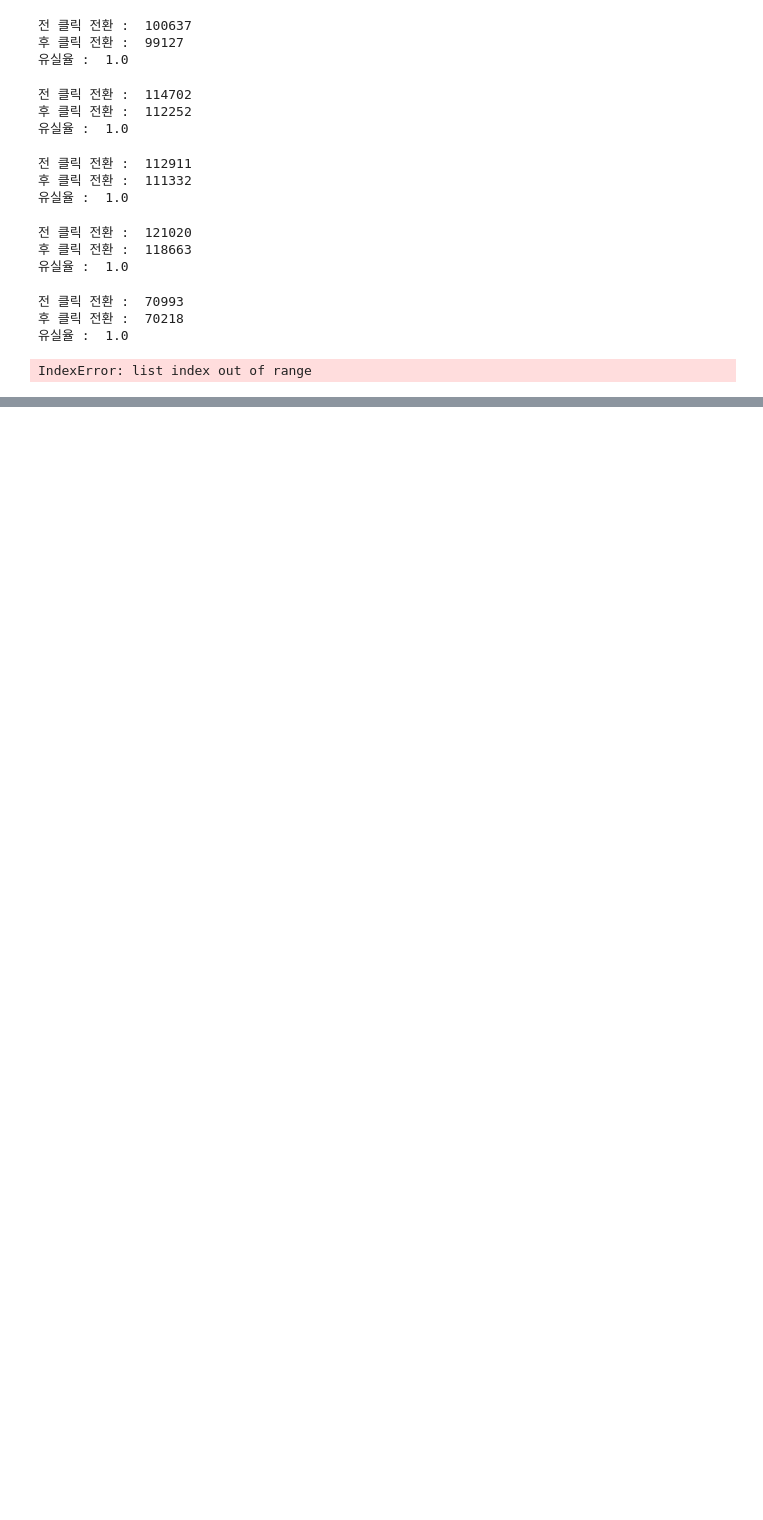
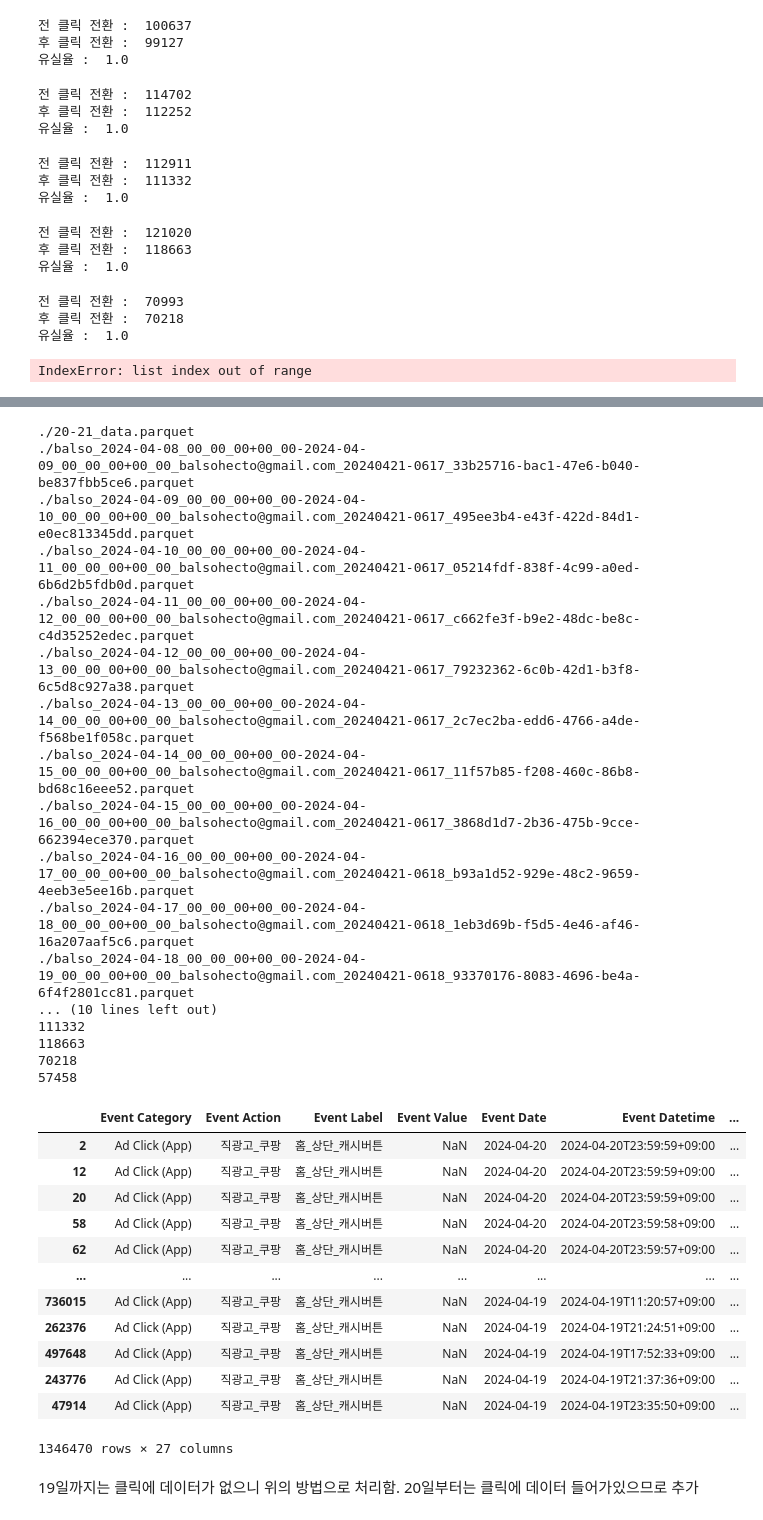
Before and after one commit to skadudd/bayes-ABtest, a Jupyter notebook: cp_test/cp_test.ipynb, the cells around one changed output, grey strips where cells are left out. Drawn from its saved outputs; the diff is of its cells as text; code cells hidden in the pictures; blank space fills up the shorter version.

```diff
--- a/cp_test/cp_test.ipynb
+++ b/cp_test/cp_test.ipynb
@@ -164,0 +150,7 @@ pd.concat([df.head(10),df.tail(5)])
+# %%
+lct = "."
+folders = [file for file in os.listdir(lct) if file.endswith('.parquet')]
+folders.sort()
+for i in folders:
+
+    print(os.path.join(lct,i))
@@ -164,0 +171,47 @@ pd.concat([df.head(10),df.tail(5)])
+# %%
+lct = "."
+folders = [file for file in os.listdir(lct) if file.endswith('.parquet')]
+folders.sort()
+for i in folders:
+
+    print(os.path.join(lct,i))
+
+df = pd.DataFrame()
+
+for i in folders:
+    tmp = pd.read_parquet(os.path.join(lct,i))
+    print(len(tmp))
+    df= pd.concat([df,tmp],axis=0)
+
+df
+# %% [output]
+./20-21_data.parquet
+./balso_2024-04-08_00_00_00+00_00-2024-04-09_00_00_00+00_00_balsohecto@gmail.com_20240421-0617_33b25716-bac1-47e6-b040-be837fbb5ce6.parquet
+./balso_2024-04-09_00_00_00+00_00-2024-04-10_00_00_00+00_00_balsohecto@gmail.com_20240421-0617_495ee3b4-e43f-422d-84d1-e0ec813345dd.parquet
+./balso_2024-04-10_00_00_00+00_00-2024-04-11_00_00_00+00_00_balsohecto@gmail.com_20240421-0617_05214fdf-838f-4c99-a0ed-6b6d2b5fdb0d.parquet
+./balso_2024-04-11_00_00_00+00_00-2024-04-12_00_00_00+00_00_balsohecto@gmail.com_20240421-0617_c662fe3f-b9e2-48dc-be8c-c4d35252edec.parquet
+./balso_2024-04-12_00_00_00+00_00-2024-04-13_00_00_00+00_00_balsohecto@gmail.com_20240421-0617_79232362-6c0b-42d1-b3f8-6c5d8c927a38.parquet
+./balso_2024-04-13_00_00_00+00_00-2024-04-14_00_00_00+00_00_balsohecto@gmail.com_20240421-0617_2c7ec2ba-edd6-4766-a4de-f568be1f058c.parquet
+./balso_2024-04-14_00_00_00+00_00-2024-04-15_00_00_00+00_00_balsohecto@gmail.com_20240421-0617_11f57b85-f208-460c-86b8-bd68c16eee52.parquet
+./balso_2024-04-15_00_00_00+00_00-2024-04-16_00_00_00+00_00_balsohecto@gmail.com_20240421-0617_3868d1d7-2b36-475b-9cce-662394ece370.parquet
+./balso_2024-04-16_00_00_00+00_00-2024-04-17_00_00_00+00_00_balsohecto@gmail.com_20240421-0618_b93a1d52-929e-48c2-9659-4eeb3e5ee16b.parquet
+./balso_2024-04-17_00_00_00+00_00-2024-04-18_00_00_00+00_00_balsohecto@gmail.com_20240421-0618_1eb3d69b-f5d5-4e46-af46-16a207aaf5c6.parquet
+./balso_2024-04-18_00_00_00+00_00-2024-04-19_00_00_00+00_00_balsohecto@gmail.com_20240421-0618_93370176-8083-4696-be4a-6f4f2801cc81.parquet
+... (10 lines left out)
+111332
+118663
+70218
+57458
+|  | Event Category | Event Action | Event Label | Event Value | Event Date | Event Datetime | ... |
+| 2 | Ad Click (App) | 직광고_쿠팡 | 홈_상단_캐시버튼 | NaN | 2024-04-20 | 2024-04-20T23:59:59+09:00 | ... |
+| 12 | Ad Click (App) | 직광고_쿠팡 | 홈_상단_캐시버튼 | NaN | 2024-04-20 | 2024-04-20T23:59:59+09:00 | ... |
+| 20 | Ad Click (App) | 직광고_쿠팡 | 홈_상단_캐시버튼 | NaN | 2024-04-20 | 2024-04-20T23:59:59+09:00 | ... |
+| 58 | Ad Click (App) | 직광고_쿠팡 | 홈_상단_캐시버튼 | NaN | 2024-04-20 | 2024-04-20T23:59:58+09:00 | ... |
+| 62 | Ad Click (App) | 직광고_쿠팡 | 홈_상단_캐시버튼 | NaN | 2024-04-20 | 2024-04-20T23:59:57+09:00 | ... |
+| ... | ... | ... | ... | ... | ... | ... | ... |
+| 736015 | Ad Click (App) | 직광고_쿠팡 | 홈_상단_캐시버튼 | NaN | 2024-04-19 | 2024-04-19T11:20:57+09:00 | ... |
+| 262376 | Ad Click (App) | 직광고_쿠팡 | 홈_상단_캐시버튼 | NaN | 2024-04-19 | 2024-04-19T21:24:51+09:00 | ... |
+| 497648 | Ad Click (App) | 직광고_쿠팡 | 홈_상단_캐시버튼 | NaN | 2024-04-19 | 2024-04-19T17:52:33+09:00 | ... |
+| 243776 | Ad Click (App) | 직광고_쿠팡 | 홈_상단_캐시버튼 | NaN | 2024-04-19 | 2024-04-19T21:37:36+09:00 | ... |
+| 47914 | Ad Click (App) | 직광고_쿠팡 | 홈_상단_캐시버튼 | NaN | 2024-04-19 | 2024-04-19T23:35:50+09:00 | ... |
+1346470 rows × 27 columns
@@ -164,0 +220,2 @@ pd.concat([df.head(10),df.tail(5)])
+# %% [markdown]
+19일까지는 클릭에 데이터가 없으니 위의 방법으로 처리함. 20일부터는 클릭에 데이터 들어가있으므로 추가
```
Also changed, not shown: parts of 57 cells of this notebook, 3 other files.
